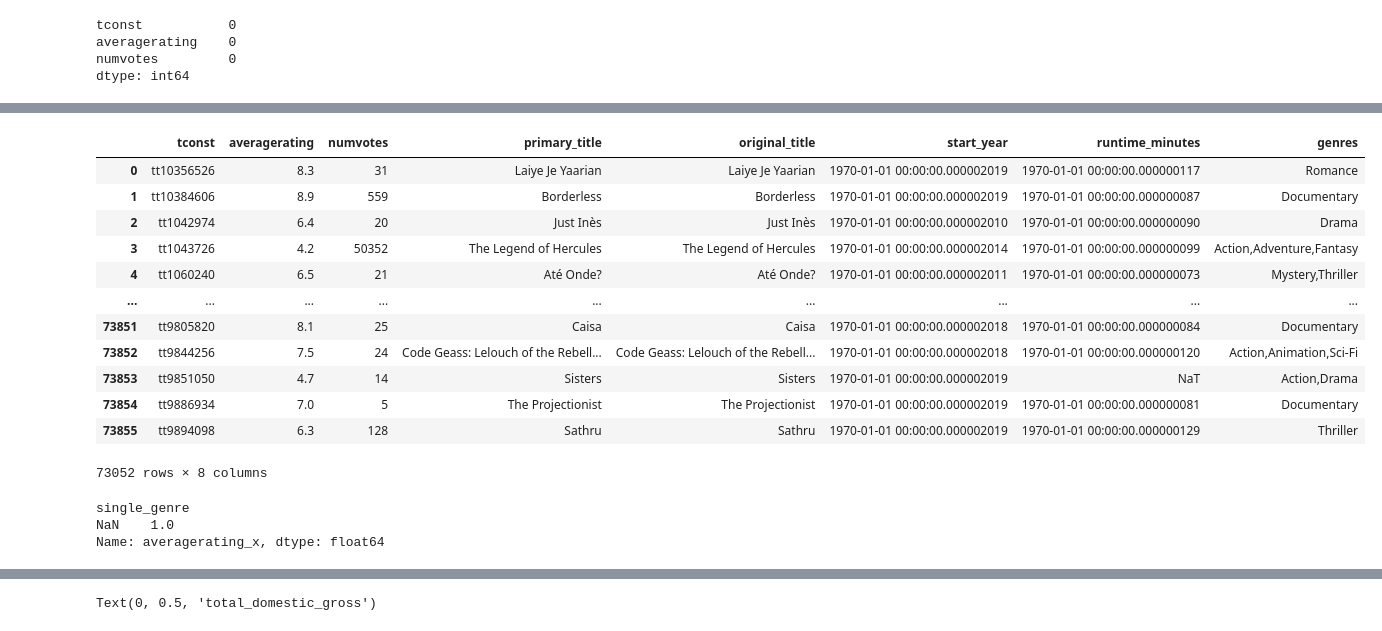
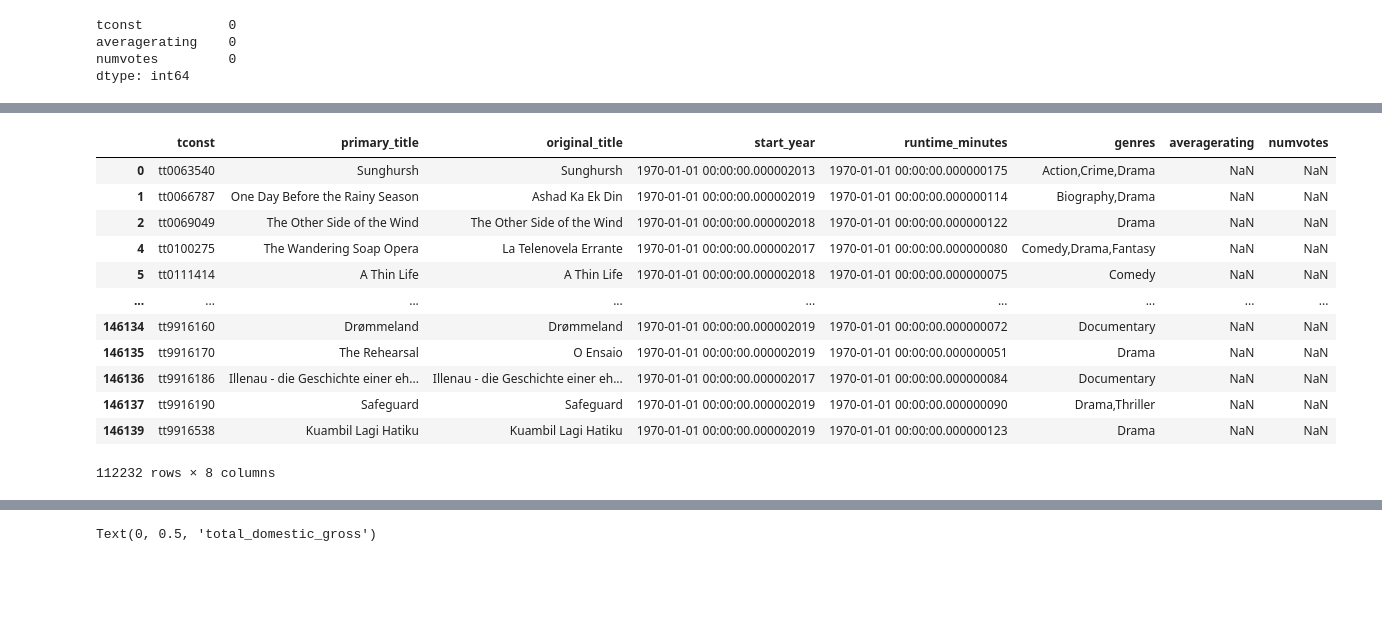
Before and after one commit to Lngige01/Phase1_Project, a Jupyter notebook: PHASE_1_PROJECT.ipynb, the cells around one changed output, grey strips where cells are left out. Saved outputs shown, nothing was run; the diff lists cells and outputs as text; code cells hidden in the pictures; blank space fills up the shorter version.

Commit message:
Corrected Final Project

```diff
--- a/PHASE_1_PROJECT.ipynb
+++ b/PHASE_1_PROJECT.ipynb
@@ -346,52 +357,20 @@ combined_titles1.head(20)
 # %%
-combined_titles1.dropna(subset=['genres'], how= 'any', inplace= True)
-combined_titles1
+titles.dropna(subset=['genres'], how= 'any', inplace= True)
+titles
 # %% [output]
-|  | tconst | averagerating | numvotes | primary_title | original_title | start_year | runtime_minutes | genres |
-| 0 | tt10356526 | 8.3 | 31 | Laiye Je Yaarian | Laiye Je Yaarian | 1970-01-01 00:00:00.000002019 | 1970-01-01 00:00:00.000000117 | Romance |
-| 1 | tt10384606 | 8.9 | 559 | Borderless | Borderless | 1970-01-01 00:00:00.000002019 | 1970-01-01 00:00:00.000000087 | Documentary |
-| 2 | tt1042974 | 6.4 | 20 | Just Inès | Just Inès | 1970-01-01 00:00:00.000002010 | 1970-01-01 00:00:00.000000090 | Drama |
-| 3 | tt1043726 | 4.2 | 50352 | The Legend of Hercules | The Legend of Hercules | 1970-01-01 00:00:00.000002014 | 1970-01-01 00:00:00.000000099 | Action,Adventure,Fantasy |
-| 4 | tt1060240 | 6.5 | 21 | Até Onde? | Até Onde? | 1970-01-01 00:00:00.000002011 | 1970-01-01 00:00:00.000000073 | Mystery,Thriller |
+|  | tconst | primary_title | original_title | start_year | runtime_minutes | genres | averagerating | numvotes |
+| 0 | tt0063540 | Sunghursh | Sunghursh | 1970-01-01 00:00:00.000002013 | 1970-01-01 00:00:00.000000175 | Action,Crime,Drama | NaN | NaN |
+| 1 | tt0066787 | One Day Before the Rainy Season | Ashad Ka Ek Din | 1970-01-01 00:00:00.000002019 | 1970-01-01 00:00:00.000000114 | Biography,Drama | NaN | NaN |
+| 2 | tt0069049 | The Other Side of the Wind | The Other Side of the Wind | 1970-01-01 00:00:00.000002018 | 1970-01-01 00:00:00.000000122 | Drama | NaN | NaN |
+| 4 | tt0100275 | The Wandering Soap Opera | La Telenovela Errante | 1970-01-01 00:00:00.000002017 | 1970-01-01 00:00:00.000000080 | Comedy,Drama,Fantasy | NaN | NaN |
+| 5 | tt0111414 | A Thin Life | A Thin Life | 1970-01-01 00:00:00.000002018 | 1970-01-01 00:00:00.000000075 | Comedy | NaN | NaN |
 | ... | ... | ... | ... | ... | ... | ... | ... | ... |
-| 73851 | tt9805820 | 8.1 | 25 | Caisa | Caisa | 1970-01-01 00:00:00.000002018 | 1970-01-01 00:00:00.000000084 | Documentary |
-| 73852 | tt9844256 | 7.5 | 24 | Code Geass: Lelouch of the Rebell... | Code Geass: Lelouch of the Rebell... | 1970-01-01 00:00:00.000002018 | 1970-01-01 00:00:00.000000120 | Action,Animation,Sci-Fi |
-| 73853 | tt9851050 | 4.7 | 14 | Sisters | Sisters | 1970-01-01 00:00:00.000002019 | NaT | Action,Drama |
-| 73854 | tt9886934 | 7.0 | 5 | The Projectionist | The Projectionist | 1970-01-01 00:00:00.000002019 | 1970-01-01 00:00:00.000000081 | Documentary |
-| 73855 | tt9894098 | 6.3 | 128 | Sathru | Sathru | 1970-01-01 00:00:00.000002019 | 1970-01-01 00:00:00.000000129 | Thriller |
+| 146134 | tt9916160 | Drømmeland | Drømmeland | 1970-01-01 00:00:00.000002019 | 1970-01-01 00:00:00.000000072 | Documentary | NaN | NaN |
+| 146135 | tt9916170 | The Rehearsal | O Ensaio | 1970-01-01 00:00:00.000002019 | 1970-01-01 00:00:00.000000051 | Drama | NaN | NaN |
+| 146136 | tt9916186 | Illenau - die Geschichte einer eh... | Illenau - die Geschichte einer eh... | 1970-01-01 00:00:00.000002017 | 1970-01-01 00:00:00.000000084 | Documentary | NaN | NaN |
+| 146137 | tt9916190 | Safeguard | Safeguard | 1970-01-01 00:00:00.000002019 | 1970-01-01 00:00:00.000000090 | Drama,Thriller | NaN | NaN |
+| 146139 | tt9916538 | Kuambil Lagi Hatiku | Kuambil Lagi Hatiku | 1970-01-01 00:00:00.000002019 | 1970-01-01 00:00:00.000000123 | Drama | NaN | NaN |
-73052 rows × 8 columns
+112232 rows × 8 columns
-# %%
-# finding the weighted average for
-
-titles['weighted_avg'] = titles['averagerating'] * titles['numvotes']
-# titles
-# titles.dropna(subset=['weighted_avg'], how= 'any', inplace= True)
-# titles['genres'] = titles['genres'].fillna('NaN', inplace= True)
-# genre_list= titles['genres'].str.split(',')
-
-# exp_data = titles.loc[genre_list.index.repeat(genre_list.str.len())]
-# exp_data
-titles['averagerating'].fillna(0, inplace=True)
-
-# Clean the 'genres' column by replacing NaN with a string 'NaN'
-titles['genres'].fillna('NaN', inplace=True)
-
-# Split the 'genres' column into a list of genres
-genre_list = titles['genres'].str.split(',')
-
-# Repeat rows based on the number of genres and create a new DataFrame
-exp_data = titles.loc[genre_list.index.repeat(genre_list.str.len())]
-exp_data
-exp_data['single_genre'] = [genre.strip() for genres in genre_list for genre in genres]
-merged_data = pd.merge(exp_data, titles, left_index = True, right_index = True)
-# merged_data
-
-correlation = merged_data.groupby('single_genre')['averagerating_x'].corr(merged_data['averagerating_x'])
-correlation
-# %% [output]
-single_genre
-NaN    1.0
-Name: averagerating_x, dtype: float64
 # %%
 # Finding studio with the best ratings
 # first we combine the data for bom_ gross,title_basics and title ratings
```
Also changed, not shown: parts of 14 cells of this notebook.
